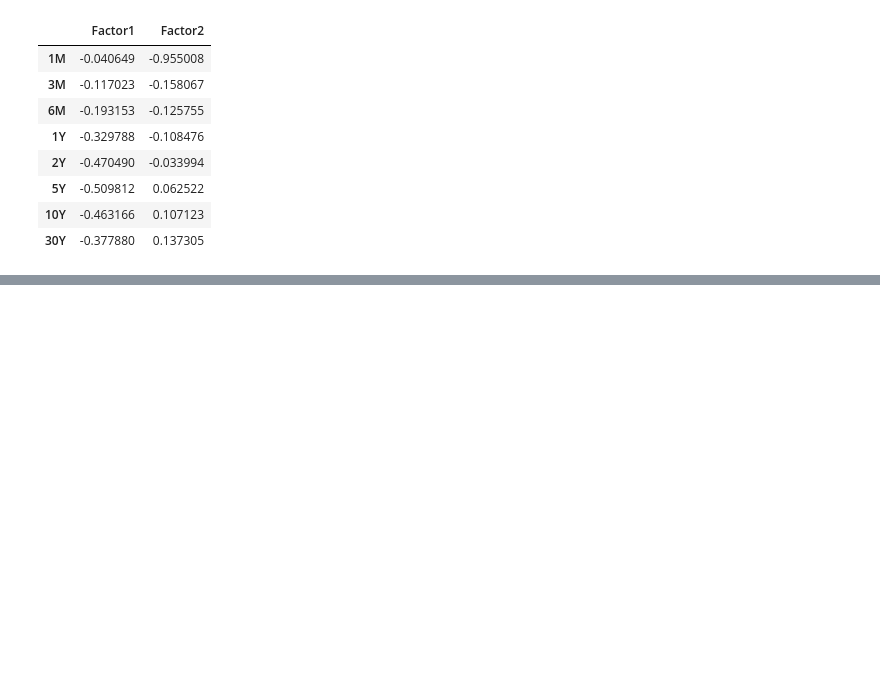
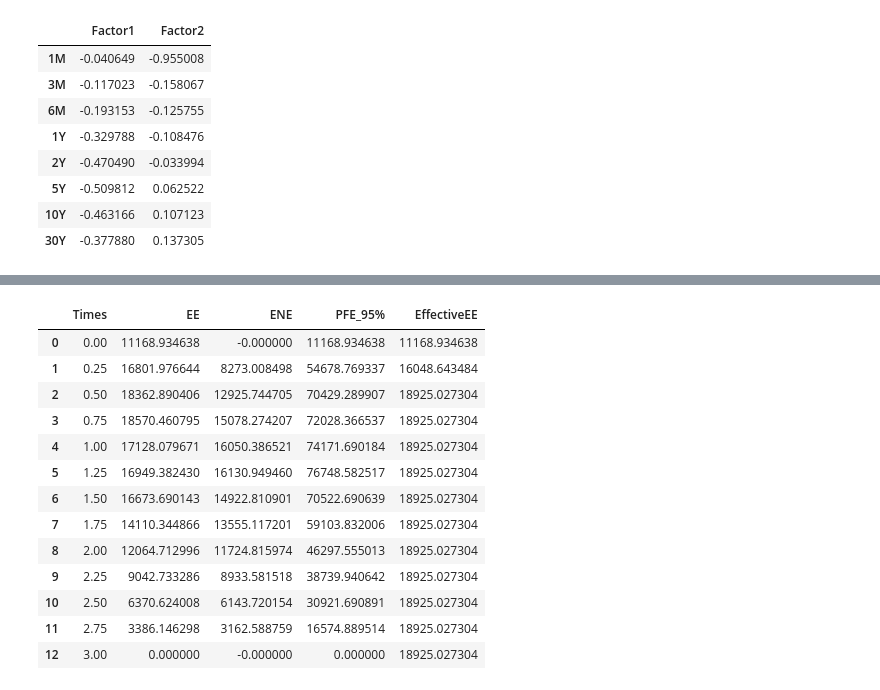
Before and after one commit to gorkemyencak/treasury-valuation-engine, a Jupyter notebook: notebooks/12_hw2f_calibration.ipynb, the cells around one changed output, grey strips where cells are left out. Drawn from its saved outputs; the diff is of its cells as text; code cells hidden in the pictures; blank space fills up the shorter version.

Commit message:
hw 2-factor model parameter estimator - part 2 - bug&fix - passing factor levels onto OU calibrator

```diff
--- a/notebooks/12_hw2f_calibration.ipynb
+++ b/notebooks/12_hw2f_calibration.ipynb
@@ -19,6 +29,10 @@ from src.trades.interest_rate_swap import InterestRateSwap
 # downloading market curves
 market_loader = MarketLoader()
 market_curves = market_loader.market_loader_pipeline()
+
+# downloading swap curves
+swap_loader = MarketLoader()
+swap_curves = swap_loader.swap_loader_pipeline()
 # %% [output]
 treasury curve dataset already downloaded..
 sofr curve dataset already downloaded..
@@ -46,3 +109,11 @@ curve_history
+# %%
+# sample IRS trade objects
+IR_swap = InterestRateSwap(
+    notional = 1_000_000,
+    maturity = 3.0,
+    fixed_rate = 3.40,
+    pay_fixed = True
+)
 # %%
 ### PCA factor extractor
 # initialize PCA factor extractor
@@ -105,0 +177,58 @@ hw2f_params
+# %%
+### HW 2-factor simulator using calibrated HW 2-factor model parameters
+# short rate
+r0 = zero_curve.get_zero_rate(maturity = 0.25)
+
+# simulator engine
+hw_simulator = HullWhite2FactorSimulator(
+    r0 = r0,
+    a = hw2f_params['a'],
+    b = hw2f_params['b'],
+    sigma1 = hw2f_params['sigma1'],
+    sigma2 = hw2f_params['sigma2'],
+    rho = hw2f_params['rho'],
+    random_seed = 2
+)
+
+# hw pricer
+hw_pricer = HullWhite2FactorPricer(
+    zero_curve = zero_curve,
+    a = hw2f_params['a'],
+    b = hw2f_params['b'],
+    sigma1 = hw2f_params['sigma1'],
+    sigma2 = hw2f_params['sigma2'],
+    rho = hw2f_params['rho']
+)
+
+# hw 2-factor swap pricer
+hw_swap_pricer = HullWhite2FactorSwapPricer(hw_pricer = hw_pricer)
+
+# exposure engine
+hw2f_mc_engine = MonteCarloExposureEngine2Factor(
+    pricer = hw_swap_pricer,
+    simulator = hw_simulator
+)
+
+# exposure report
+exposure_report = hw2f_mc_engine.mc_exposure_report(
+    swap = IR_swap,
+    percentile = 95.0,
+    n_paths = 250,
+    steps_per_year = 4
+)
+exposure_report
+# %% [output]
+|  | Times | EE | ENE | PFE_95% | EffectiveEE |
+| 0 | 0.00 | 11168.934638 | -0.000000 | 11168.934638 | 11168.934638 |
+| 1 | 0.25 | 16801.976644 | 8273.008498 | 54678.769337 | 16048.643484 |
+| 2 | 0.50 | 18362.890406 | 12925.744705 | 70429.289907 | 18925.027304 |
+| 3 | 0.75 | 18570.460795 | 15078.274207 | 72028.366537 | 18925.027304 |
+| 4 | 1.00 | 17128.079671 | 16050.386521 | 74171.690184 | 18925.027304 |
+| 5 | 1.25 | 16949.382430 | 16130.949460 | 76748.582517 | 18925.027304 |
+| 6 | 1.50 | 16673.690143 | 14922.810901 | 70522.690639 | 18925.027304 |
+| 7 | 1.75 | 14110.344866 | 13555.117201 | 59103.832006 | 18925.027304 |
+| 8 | 2.00 | 12064.712996 | 11724.815974 | 46297.555013 | 18925.027304 |
+| 9 | 2.25 | 9042.733286 | 8933.581518 | 38739.940642 | 18925.027304 |
+| 10 | 2.50 | 6370.624008 | 6143.720154 | 30921.690891 | 18925.027304 |
+| 11 | 2.75 | 3386.146298 | 3162.588759 | 16574.889514 | 18925.027304 |
+| 12 | 3.00 | 0.000000 | -0.000000 | 0.000000 | 18925.027304 |
```
Also changed, not shown: parts of 7 cells of this notebook, 2 other files.
